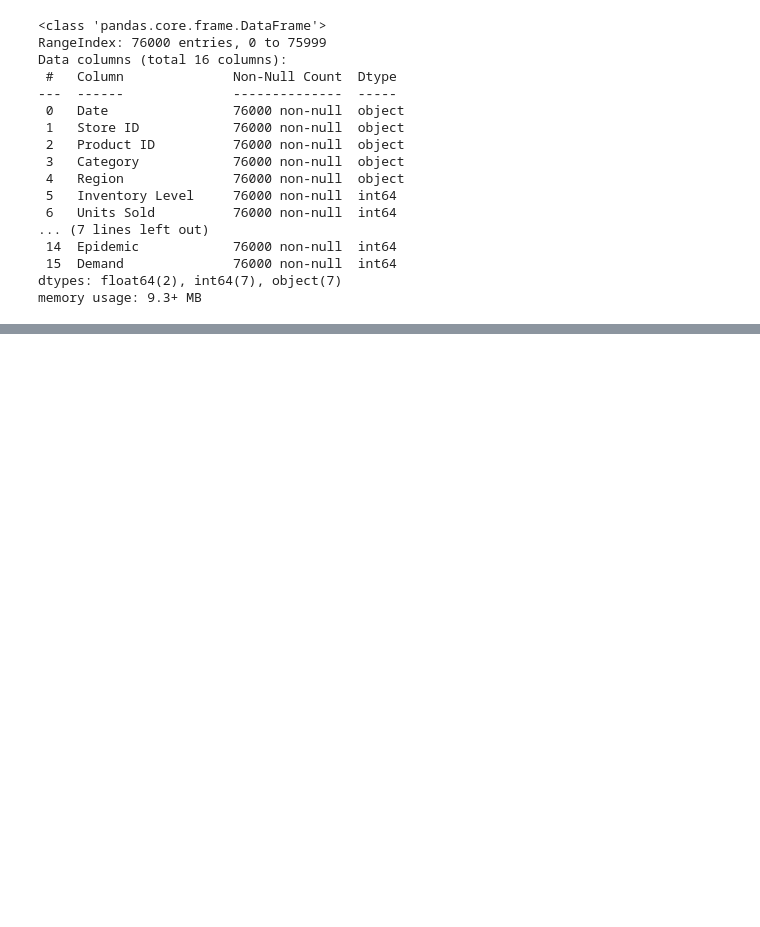
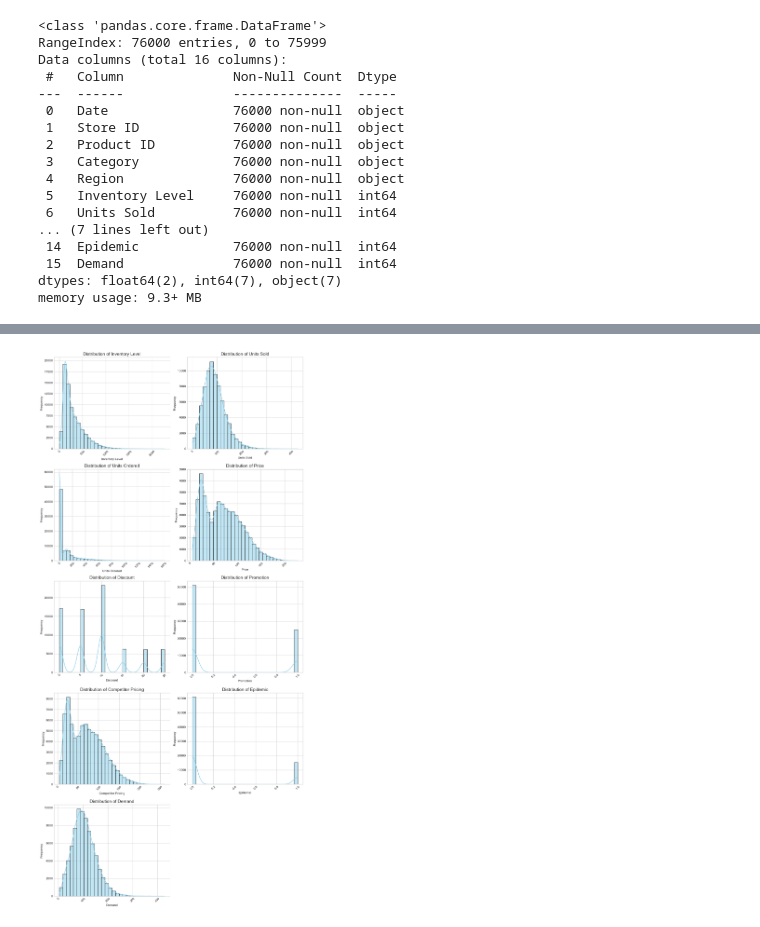
Before and after one commit to 192cm/Retail-Store-Inventory-and-Demand-Forecasting, a Jupyter notebook: retail-store-inventoty-and-demand-forecasting.ipynb, the cells around one changed output, grey strips where cells are left out. Cells and saved outputs as stored; diff of their text form; code cells hidden in the pictures; blank space fills up the shorter version.

```diff
--- a/retail-store-inventoty-and-demand-forecasting.ipynb
+++ b/retail-store-inventoty-and-demand-forecasting.ipynb
@@ -119,0 +111,24 @@ plt.show()
+# %%
+# Visualize numerical feature distributions
+
+n_features = data.select_dtypes(include=['int64', 'float64']).columns.tolist()
+n_cols = 2
+n_rows = math.ceil(len(n_features) / n_cols)
+
+fig, axes = plt.subplots(n_rows, n_cols, figsize=(12, n_rows * 5))
+axes = axes.flatten()
+
+for i, feature in enumerate(n_features):
+    sns.histplot(data[feature], kde=True, bins=30, ax=axes[i], color='skyblue')
+    axes[i].set_title(f'Distribution of {feature}', fontsize=14)
+    axes[i].set_xlabel(feature)
+    axes[i].set_ylabel('Frequency')
+    axes[i].tick_params(axis='x', rotation=45)
+
+for j in range(i + 1, len(axes)):
+    fig.delaxes(axes[j])
+
+plt.tight_layout()
+plt.show()
+# %% [output]
+[figure, added]
```
Also changed, not shown: parts of 9 cells of this notebook.
